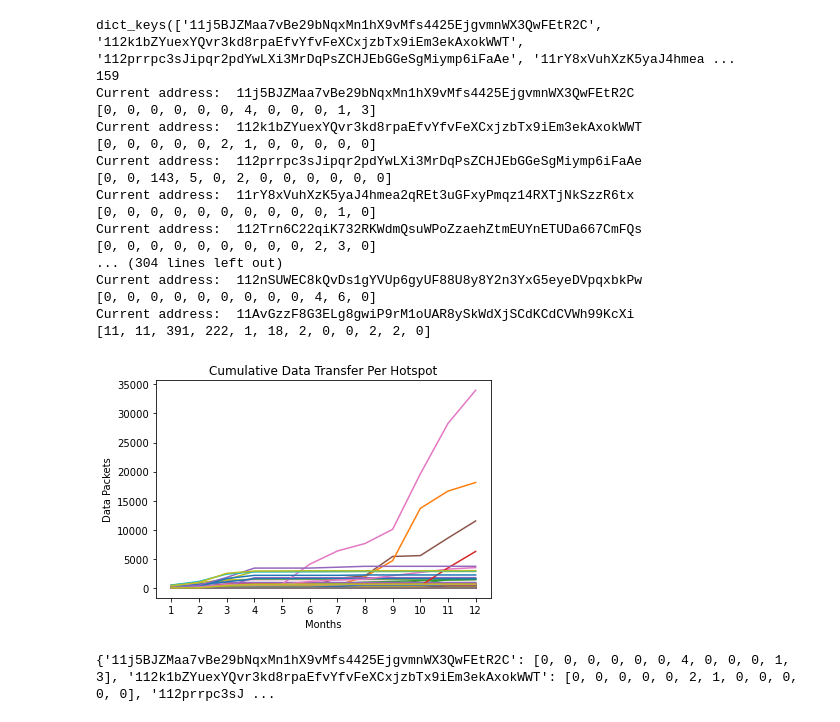
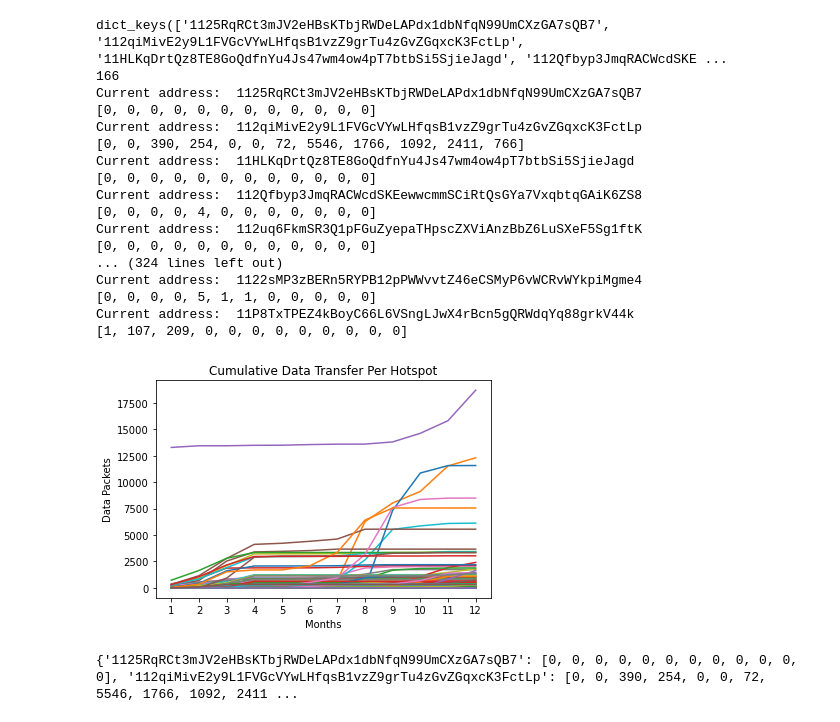
Before and after one commit to kristijanH1998/REU-Summer-Internship, a Jupyter notebook: Data Transfer All Hotspots Graph.ipynb, the cells around one changed output. Saved outputs shown, nothing was run; the diff lists cells and outputs as text; code cells hidden in the pictures.

```diff
--- a/Data Transfer All Hotspots Graph.ipynb
+++ b/Data Transfer All Hotspots Graph.ipynb
@@ -19,14 +19,14 @@ dict2 = {}
 #lat = "36.848446"
 #lon = "-76.287268"
 
-# scen = "miamiFL"
-# lat = "25.856630"
-# lon = "-80.278249"
+scen = "miamiFL"
+lat = "25.856630"
+lon = "-80.278249"
 
 # Seattle, WA: 47.604872,-122.333622
-scen = "seattleWA"
-lat = "47.604872"
-lon = "-122.333622"
+# scen = "seattleWA"
+# lat = "47.604872"
+# lon = "-122.333622"
 
 #Denver, CO: 39.743418,-104.992285
 #scen = "denverCO"
@@ -140,45 +140,45 @@ dict.clear()
 sum1=0
 cursor=''
 # %% [output]
-dict_keys(['11j5BJZMaa7vBe29bNqxMn1hX9vMfs4425EjgvmnWX3QwFEtR2C', '112k1bZYuexYQvr3kd8rpaEfvYfvFeXCxjzbTx9iEm3ekAxokWWT', '112prrpc3sJipqr2pdYwLXi3MrDqPsZCHJEbGGeSgMiymp6iFaAe', '11rY8xVuhXzK5yaJ4hmea ...
-159
-Current address:  11j5BJZMaa7vBe29bNqxMn1hX9vMfs4425EjgvmnWX3QwFEtR2C
-[0, 0, 0, 0, 0, 0, 4, 0, 0, 0, 1, 3]
-Current address:  112k1bZYuexYQvr3kd8rpaEfvYfvFeXCxjzbTx9iEm3ekAxokWWT
-[0, 0, 0, 0, 0, 2, 1, 0, 0, 0, 0, 0]
-Current address:  112prrpc3sJipqr2pdYwLXi3MrDqPsZCHJEbGGeSgMiymp6iFaAe
-[0, 0, 143, 5, 0, 2, 0, 0, 0, 0, 0, 0]
-Current address:  11rY8xVuhXzK5yaJ4hmea2qREt3uGFxyPmqz14RXTjNkSzzR6tx
-[0, 0, 0, 0, 0, 0, 0, 0, 0, 0, 1, 0]
-Current address:  112Trn6C22qiK732RKWdmQsuWPoZzaehZtmEUYnETUDa667CmFQs
-[0, 0, 0, 0, 0, 0, 0, 0, 0, 2, 3, 0]
-... (304 lines left out)
-Current address:  112nSUWEC8kQvDs1gYVUp6gyUF88U8y8Y2n3YxG5eyeDVpqxbkPw
-[0, 0, 0, 0, 0, 0, 0, 0, 0, 4, 6, 0]
-Current address:  11AvGzzF8G3ELg8gwiP9rM1oUAR8ySkWdXjSCdKCdCVWh99KcXi
-[11, 11, 391, 222, 1, 18, 2, 0, 0, 2, 2, 0]
+dict_keys(['1125RqRCt3mJV2eHBsKTbjRWDeLAPdx1dbNfqN99UmCXzGA7sQB7', '112qiMivE2y9L1FVGcVYwLHfqsB1vzZ9grTu4zGvZGqxcK3FctLp', '11HLKqDrtQz8TE8GoQdfnYu4Js47wm4ow4pT7btbSi5SjieJagd', '112Qfbyp3JmqRACWcdSKE ...
+166
+Current address:  1125RqRCt3mJV2eHBsKTbjRWDeLAPdx1dbNfqN99UmCXzGA7sQB7
+[0, 0, 0, 0, 0, 0, 0, 0, 0, 0, 0, 0]
+Current address:  112qiMivE2y9L1FVGcVYwLHfqsB1vzZ9grTu4zGvZGqxcK3FctLp
+[0, 0, 390, 254, 0, 0, 72, 5546, 1766, 1092, 2411, 766]
+Current address:  11HLKqDrtQz8TE8GoQdfnYu4Js47wm4ow4pT7btbSi5SjieJagd
+[0, 0, 0, 0, 0, 0, 0, 0, 0, 0, 0, 0]
+Current address:  112Qfbyp3JmqRACWcdSKEewwcmmSCiRtQsGYa7VxqbtqGAiK6ZS8
+[0, 0, 0, 0, 4, 0, 0, 0, 0, 0, 0, 0]
+Current address:  112uq6FkmSR3Q1pFGuZyepaTHpscZXViAnzBbZ6LuSXeF5Sg1ftK
+[0, 0, 0, 0, 0, 0, 0, 0, 0, 0, 0, 0]
+... (324 lines left out)
+Current address:  1122sMP3zBERn5RYPB12pPWWvvtZ46eCSMyP6vWCRvWYkpiMgme4
+[0, 0, 0, 0, 5, 1, 1, 0, 0, 0, 0, 0]
+Current address:  11P8TxTPEZ4kBoyC66L6VSngLJwX4rBcn5gQRWdqYq88grkV44k
+[1, 107, 209, 0, 0, 0, 0, 0, 0, 0, 0, 0]
 # %%
 import pickle
 import numpy as np
 
 with open(scen+"_dataTransfer_20mile.pkl", 'wb') as fh:
     pickle.dump(dataPerAddress, fh)
 
-file = open("seattleWA_dataTransfer_20mile.pkl", 'rb')
+file = open("miamiFL_dataTransfer_20mile.pkl", 'rb')
 loadedDPA = pickle.load(file)
 len(loadedDPA)
 from matplotlib import pyplot as plt
 for a in range(len(loadedDPA)):
     plt.plot(np.cumsum(list(loadedDPA.values())[a]))
     #if ((a+1) % 3 == 0) or (a == len(dataPerAddress)-1):
 
 plt.xticks(ticks = list(range(0,12)), labels = list(range(1,13)))
 plt.xlabel("Months")
 plt.ylabel("Data Packets")
 plt.title("Cumulative Data Transfer Per Hotspot")
 #plt.legend()
 plt.show()
 print(loadedDPA)
 # %% [output]
-[figure, old version]
+[figure, new version]
-{'11j5BJZMaa7vBe29bNqxMn1hX9vMfs4425EjgvmnWX3QwFEtR2C': [0, 0, 0, 0, 0, 0, 4, 0, 0, 0, 1, 3], '112k1bZYuexYQvr3kd8rpaEfvYfvFeXCxjzbTx9iEm3ekAxokWWT': [0, 0, 0, 0, 0, 2, 1, 0, 0, 0, 0, 0], '112prrpc3sJ ...
+{'1125RqRCt3mJV2eHBsKTbjRWDeLAPdx1dbNfqN99UmCXzGA7sQB7': [0, 0, 0, 0, 0, 0, 0, 0, 0, 0, 0, 0], '112qiMivE2y9L1FVGcVYwLHfqsB1vzZ9grTu4zGvZGqxcK3FctLp': [0, 0, 390, 254, 0, 0, 72, 5546, 1766, 1092, 2411 ...
```
Also changed, not shown: 1 other file.
